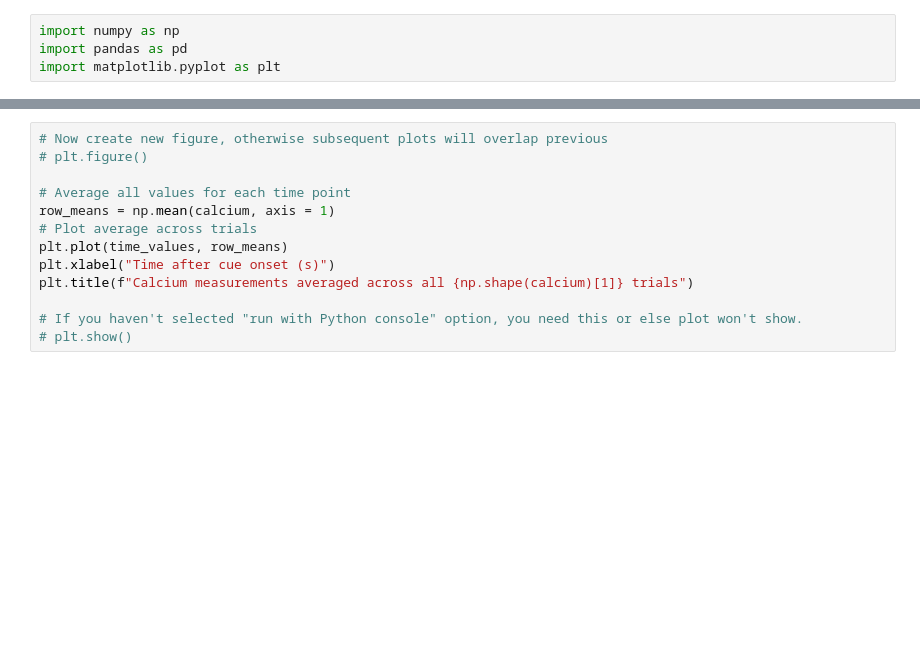
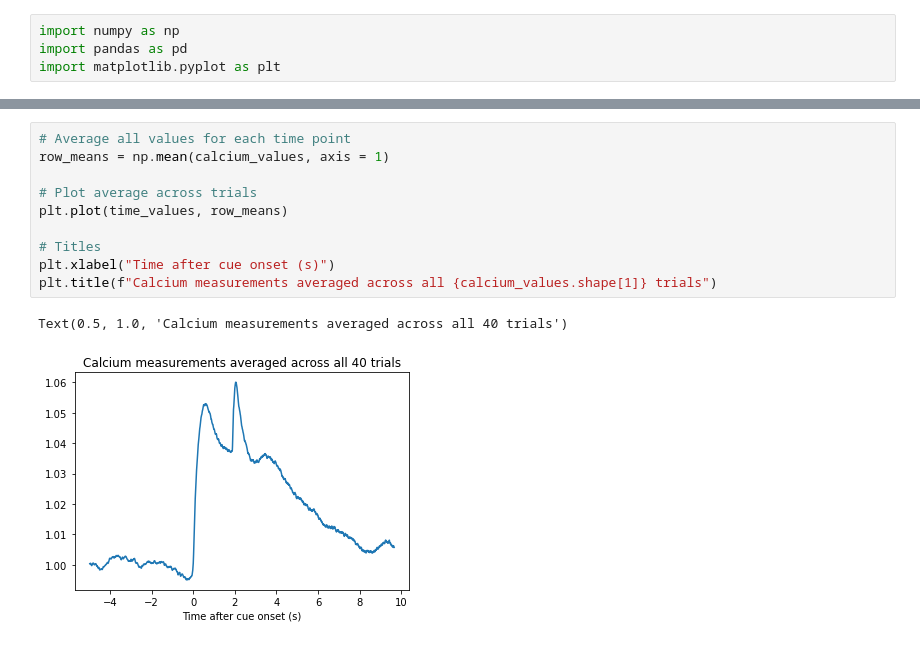
Before and after one commit to tomjhou/MathClassPythonCode, a Jupyter notebook: Jupyter/Homework1.ipynb, the cells around one changed output, grey strips where cells are left out. Saved outputs shown, nothing was run; the diff lists cells and outputs as text; blank space fills up the shorter version.

```diff
--- a/Jupyter/Homework1.ipynb
+++ b/Jupyter/Homework1.ipynb
@@ -35,13 +52,13 @@ plt.title("Calcium measurements for each trial")
 # %%
-# Now create new figure, otherwise subsequent plots will overlap previous
-# plt.figure()
+# Average all values for each time point
+row_means = np.mean(calcium_values, axis = 1)
 
-# Average all values for each time point
-row_means = np.mean(calcium, axis = 1)
 # Plot average across trials
 plt.plot(time_values, row_means)
+
+# Titles
 plt.xlabel("Time after cue onset (s)")
-plt.title(f"Calcium measurements averaged across all {np.shape(calcium)[1]} trials")
-
-# If you haven't selected "run with Python console" option, you need this or else plot won't show.
-# plt.show()
+plt.title(f"Calcium measurements averaged across all {calcium_values.shape[1]} trials")
+# %% [output]
+Text(0.5, 1.0, 'Calcium measurements averaged across all 40 trials')
+[figure, added]
```
Also changed, not shown: parts of 4 cells of this notebook, 3 other files.
